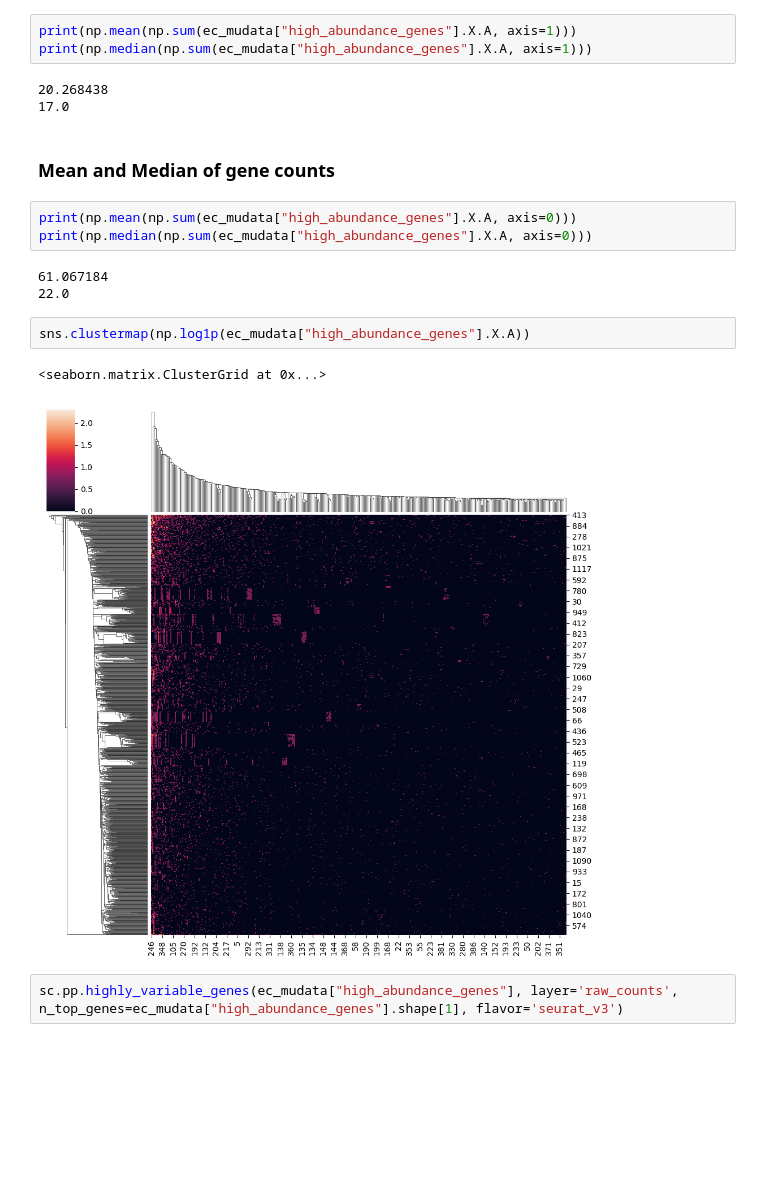
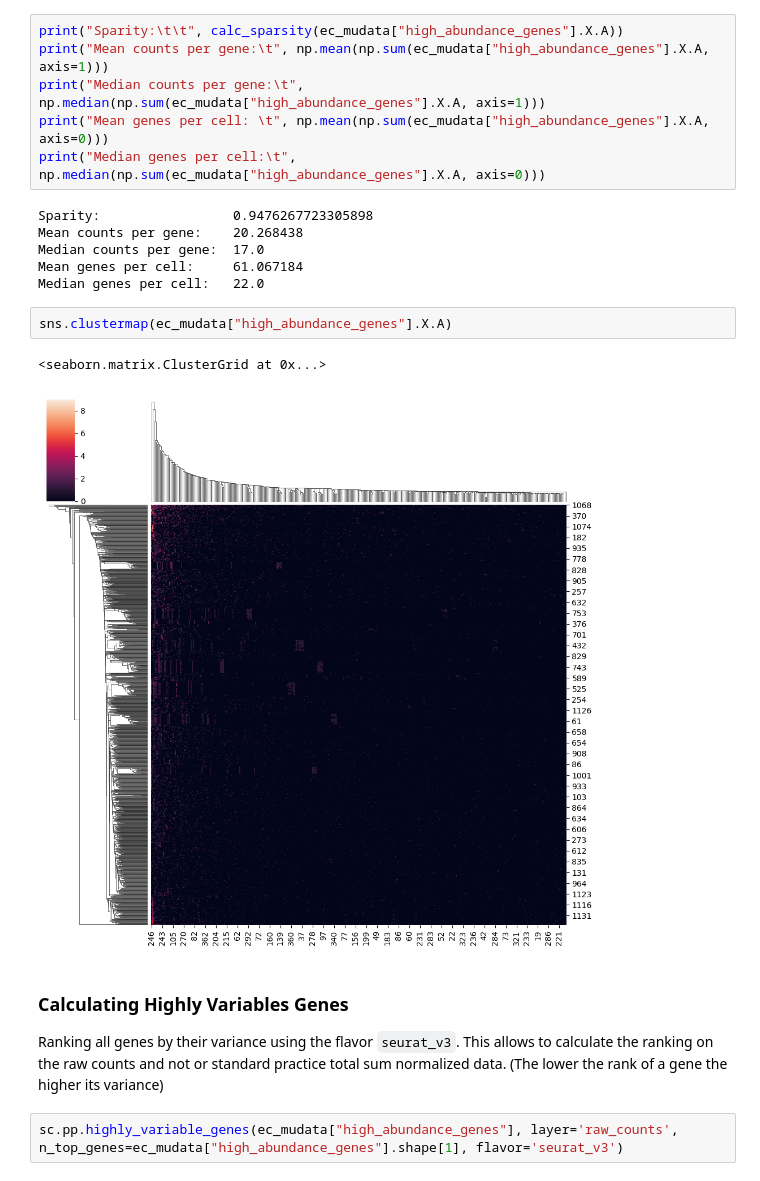
Before and after one commit to leuschjanphilipp/BacDrop-ggi, a Jupyter notebook: notebooks/ec_analysis.ipynb, the cells around one changed output. Saved outputs shown, nothing was run; the diff lists cells and outputs as text; blank space fills up the shorter version.

````diff
--- a/notebooks/ec_analysis.ipynb
+++ b/notebooks/ec_analysis.ipynb
@@ -40,21 +44,23 @@ MuData object with n_obs × n_vars = 1166 × 4204
 # %%
-print(np.mean(np.sum(ec_mudata["high_abundance_genes"].X.A, axis=1)))
-print(np.median(np.sum(ec_mudata["high_abundance_genes"].X.A, axis=1)))
+print("Sparity:\t\t", calc_sparsity(ec_mudata["high_abundance_genes"].X.A))
+print("Mean counts per gene:\t", np.mean(np.sum(ec_mudata["high_abundance_genes"].X.A, axis=1)))
+print("Median counts per gene:\t", np.median(np.sum(ec_mudata["high_abundance_genes"].X.A, axis=1)))
+print("Mean genes per cell: \t", np.mean(np.sum(ec_mudata["high_abundance_genes"].X.A, axis=0)))
+print("Median genes per cell:\t", np.median(np.sum(ec_mudata["high_abundance_genes"].X.A, axis=0)))
 # %% [output]
-20.268438
-17.0
+Sparity:                 0.9476267723305898
+Mean counts per gene:    20.268438
+Median counts per gene:  17.0
+Mean genes per cell:     61.067184
+Median genes per cell:   22.0
-# %% [markdown]
-### Mean and Median of gene counts
-# %%
-print(np.mean(np.sum(ec_mudata["high_abundance_genes"].X.A, axis=0)))
-print(np.median(np.sum(ec_mudata["high_abundance_genes"].X.A, axis=0)))
-# %% [output]
-61.067184
-22.0
 # %%
-sns.clustermap(np.log1p(ec_mudata["high_abundance_genes"].X.A))
+sns.clustermap(ec_mudata["high_abundance_genes"].X.A)
 # %% [output]
 <seaborn.matrix.ClusterGrid at 0x...>
-[figure, old version]
+[figure, new version]
+# %% [markdown]
+### Calculating Highly Variables Genes
+
+Ranking all genes by their variance using the flavor ```seurat_v3```. This allows to calculate the ranking on the raw counts and not or standard practice total sum normalized data. (The lower the rank of a gene the higher its variance)
 # %%
 sc.pp.highly_variable_genes(ec_mudata["high_abundance_genes"], layer='raw_counts', n_top_genes=ec_mudata["high_abundance_genes"].shape[1], flavor='seurat_v3')
````
Also changed, not shown: parts of 61 cells of this notebook, 2 other files.
